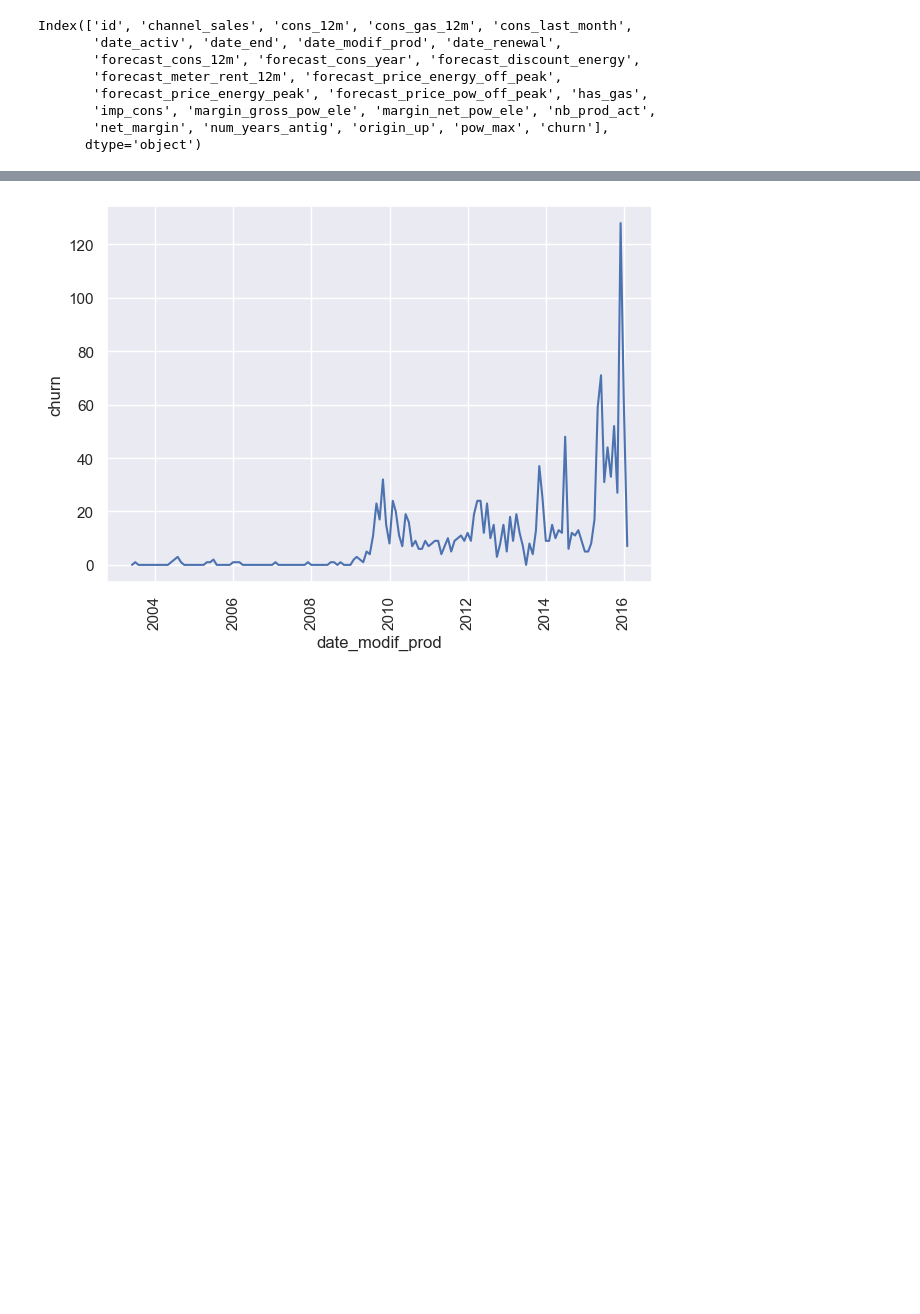
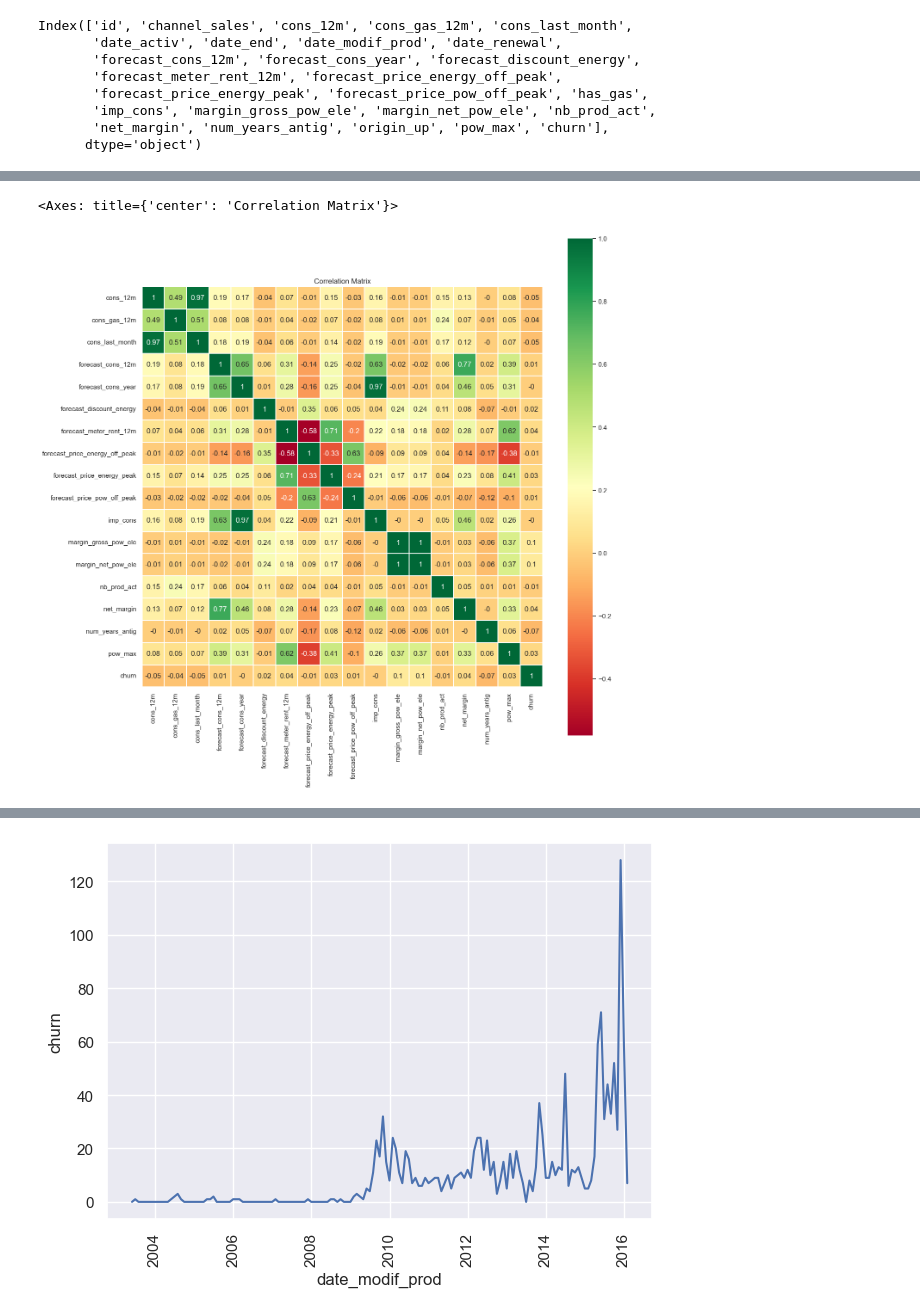
Before and after one commit to RushanerM/Job-Simulation, a Jupyter notebook: Powerco_eda.ipynb, the cells around one changed output, grey strips where cells are left out. Saved outputs shown, nothing was run; the diff lists cells and outputs as text; code cells hidden in the pictures; blank space fills up the shorter version.

```diff
--- a/Powerco_eda.ipynb
+++ b/Powerco_eda.ipynb
@@ -210,0 +214,19 @@ plt.show()
+# %%
+# Making a heap map of the target value
+
+variable= ["cons_12m",
+           "cons_gas_12m",
+           "cons_last_month",
+        'forecast_cons_12m', 'forecast_cons_year', 'forecast_discount_energy',
+       'forecast_meter_rent_12m', 'forecast_price_energy_off_peak',
+       'forecast_price_energy_peak', 'forecast_price_pow_off_peak',
+       'imp_cons', 'margin_gross_pow_ele', 'margin_net_pow_ele', 'nb_prod_act',
+       'net_margin', 'num_years_antig', 'pow_max', 'churn']
+
+client_corr= client[variable].corr().round(2)
+plt.figure(figsize=(15,15))
+plt.title("Correlation Matrix")
+sns.heatmap(client_corr, vmax=1, square=True, annot= True, cmap= 'RdYlGn', yticklabels= True, linewidths=0.2)
+# %% [output]
+<Axes: title={'center': 'Correlation Matrix'}>
+[figure, new version]
```
Also changed, not shown: parts of 13 cells of this notebook.
